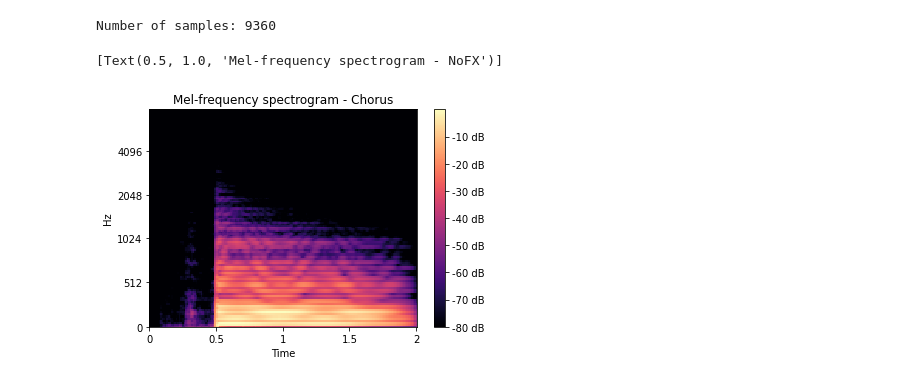
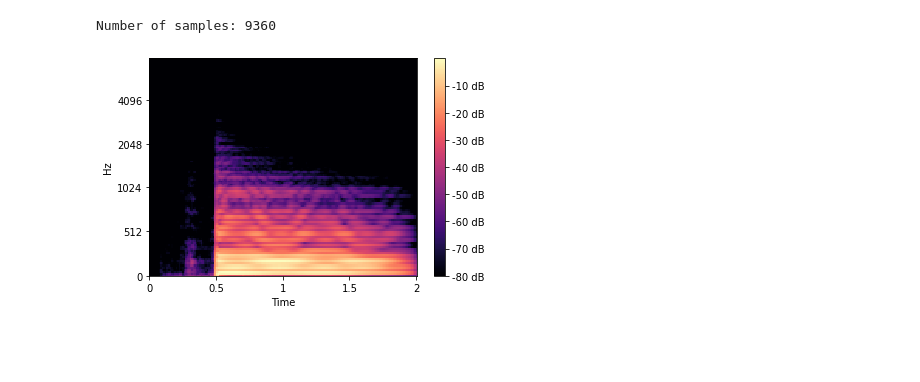
Before and after one commit to VoggLyster/AudioFXClassification, a Jupyter notebook: CreatePlots.ipynb, the cells around one changed output. Drawn from its saved outputs; the diff is of its cells as text; code cells hidden in the pictures; blank space fills up the shorter version.

Commit message:
Add plot functions

```diff
--- a/CreatePlots.ipynb
+++ b/CreatePlots.ipynb
@@ -49,64 +49,40 @@ Number of samples: 9360
 # %%
 sr = samplerate
 def extract_features(filename):
     signal, dummy = librosa.load(filename, samplerate, mono=True)
     #mfccs = librosa.feature.mfcc(signal, samplerate, n_mfcc=n_mfcc, hop_length=hop_len)
-    mel = librosa.feature.melspectrogram(signal, samplerate)
-    return mel
+    S = librosa.feature.melspectrogram(signal, samplerate)
+    fig, ax = plt.subplots()
+    S_dB = librosa.power_to_db(S, ref=np.max)
+    img = librosa.display.specshow(S_dB, x_axis='time',
+                             y_axis='mel', sr=sr,
+                             fmax=8000, ax=ax)
+    fig.colorbar(img, ax=ax, format='%+2.0f dB')
+    spec_bw = librosa.feature.spectral_bandwidth(signal, samplerate)
+    spec_flt = librosa.feature.spectral_flatness(signal)
+    fig, ax = plt.subplots(nrows=2, sharex=True)
+    times = librosa.times_like(spec_bw)
+    centroid = librosa.feature.spectral_centroid(S=S)
+    ax[0].semilogy(times, spec_bw[0], label='Spectral bandwidth')
+    ax[0].set(ylabel='Hz', xticks=[], xlim=[times.min(), times.max()])
+    ax[0].legend()
+    ax[0].label_outer()
+    ax[1].semilogy(times, spec_flt[0], label='Spectral flatness')
+    ax[1].set(ylabel='Hz', xticks=[], xlim=[times.min(), times.max()])
+    ax[1].legend()
+    ax[1].label_outer()
 
-S = extract_features('./DataSet/Samples/Chorus/' + fileswchorus[0])
-fig, ax = plt.subplots()
-S_dB = librosa.power_to_db(S, ref=np.max)
-img = librosa.display.specshow(S_dB, x_axis='time',
-                         y_axis='mel', sr=sr,
-                         fmax=8000, ax=ax)
-fig.colorbar(img, ax=ax, format='%+2.0f dB')
-ax.set(title='Mel-frequency spectrogram - Chorus')
 
-S = extract_features('./DataSet/Samples/Distortion/' + fileswdistortion[0])
-fig, ax = plt.subplots()
-S_dB = librosa.power_to_db(S, ref=np.max)
-img = librosa.display.specshow(S_dB, x_axis='time',
-                         y_axis='mel', sr=sr,
-                         fmax=8000, ax=ax)
-fig.colorbar(img, ax=ax, format='%+2.0f dB')
-ax.set(title='Mel-frequency spectrogram - Distortion')
+extract_features('./DataSet/Samples/Chorus/' + fileswchorus[0])
 
-S = extract_features('./DataSet/Samples/EQ/' + filesweq[0])
-fig, ax = plt.subplots()
-S_dB = librosa.power_to_db(S, ref=np.max)
-img = librosa.display.specshow(S_dB, x_axis='time',
-                         y_axis='mel', sr=sr,
-                         fmax=8000, ax=ax)
-fig.colorbar(img, ax=ax, format='%+2.0f dB')
-ax.set(title='Mel-frequency spectrogram - EQ')
+extract_features('./DataSet/Samples/Distortion/' + fileswdistortion[0])
 
-S = extract_features('./DataSet/Samples/FeedbackDelay/' + fileswdelay[0])
-fig, ax = plt.subplots()
-S_dB = librosa.power_to_db(S, ref=np.max)
-img = librosa.display.specshow(S_dB, x_axis='time',
-                         y_axis='mel', sr=sr,
-                         fmax=8000, ax=ax)
-fig.colorbar(img, ax=ax, format='%+2.0f dB')
-ax.set(title='Mel-frequency spectrogram - FeedbackDelay')
+extract_features('./DataSet/Samples/EQ/' + filesweq[0])
 
-S = extract_features('./DataSet/Samples/Flanger/' + fileswflanger[0])
-fig, ax = plt.subplots()
-S_dB = librosa.power_to_db(S, ref=np.max)
-img = librosa.display.specshow(S_dB, x_axis='time',
-                         y_axis='mel', sr=sr,
-                         fmax=8000, ax=ax)
-fig.colorbar(img, ax=ax, format='%+2.0f dB')
-ax.set(title='Mel-frequency spectrogram - Flanger')
+extract_features('./DataSet/Samples/FeedbackDelay/' + fileswdelay[0])
 
-S = extract_features('./DataSet/Samples/NoFX/' + fileswnofx[0])
-fig, ax = plt.subplots()
-S_dB = librosa.power_to_db(S, ref=np.max)
-img = librosa.display.specshow(S_dB, x_axis='time',
-                         y_axis='mel', sr=sr,
-                         fmax=8000, ax=ax)
-fig.colorbar(img, ax=ax, format='%+2.0f dB')
-ax.set(title='Mel-frequency spectrogram - NoFX')
+extract_features('./DataSet/Samples/Flanger/' + fileswflanger[0])
+
+extract_features('./DataSet/Samples/NoFX/' + fileswnofx[0])
 # %% [output]
-[Text(0.5, 1.0, 'Mel-frequency spectrogram - NoFX')]
-[figure, old version]
+[figure, new version]
```
Also changed, not shown: parts of 1 cell of this notebook.
